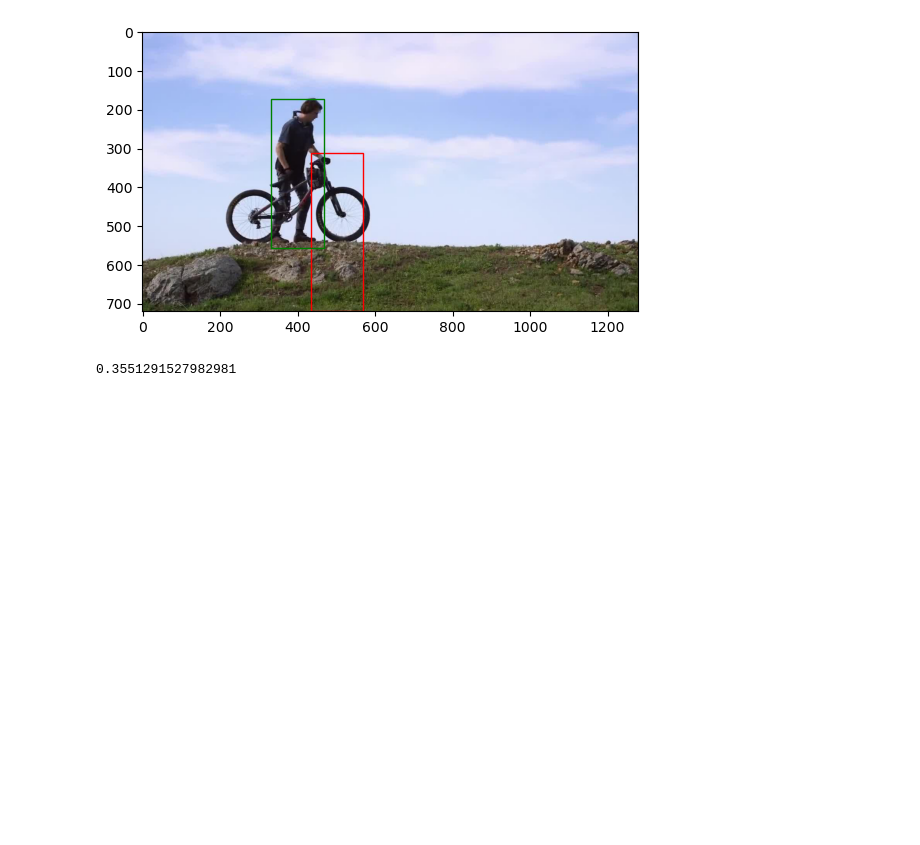
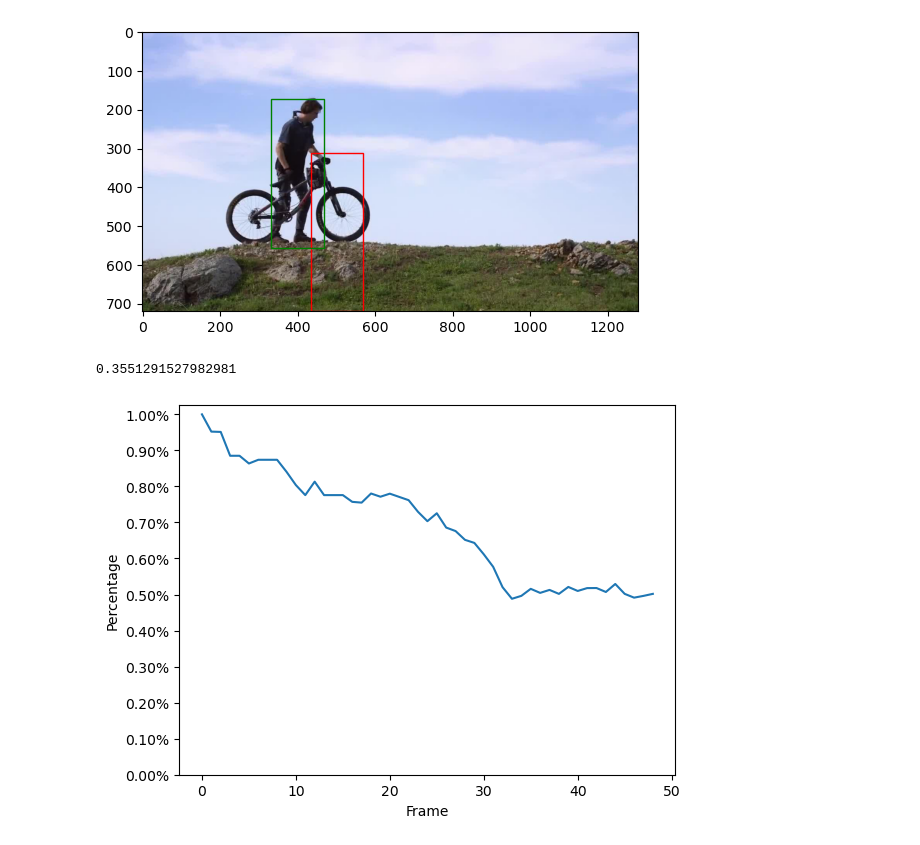
Before and after one commit to ivan-serrano-hernandez/Computer-Vision-project, a Jupyter notebook: Tracking.ipynb, the cells around one changed output. Drawn from its saved outputs; the diff is of its cells as text; code cells hidden in the pictures; blank space fills up the shorter version.

```diff
--- a/Tracking.ipynb
+++ b/Tracking.ipynb
@@ -124,3 +134,7 @@ sum(c2)/len(c2)
 [figure]
 [figure]
 0.3551291527982981
+# %%
+AuxFunctions.plotResults(c)
+# %% [output]
+[figure, added]
```
Also changed, not shown: parts of 3 cells of this notebook, 1 other file.
